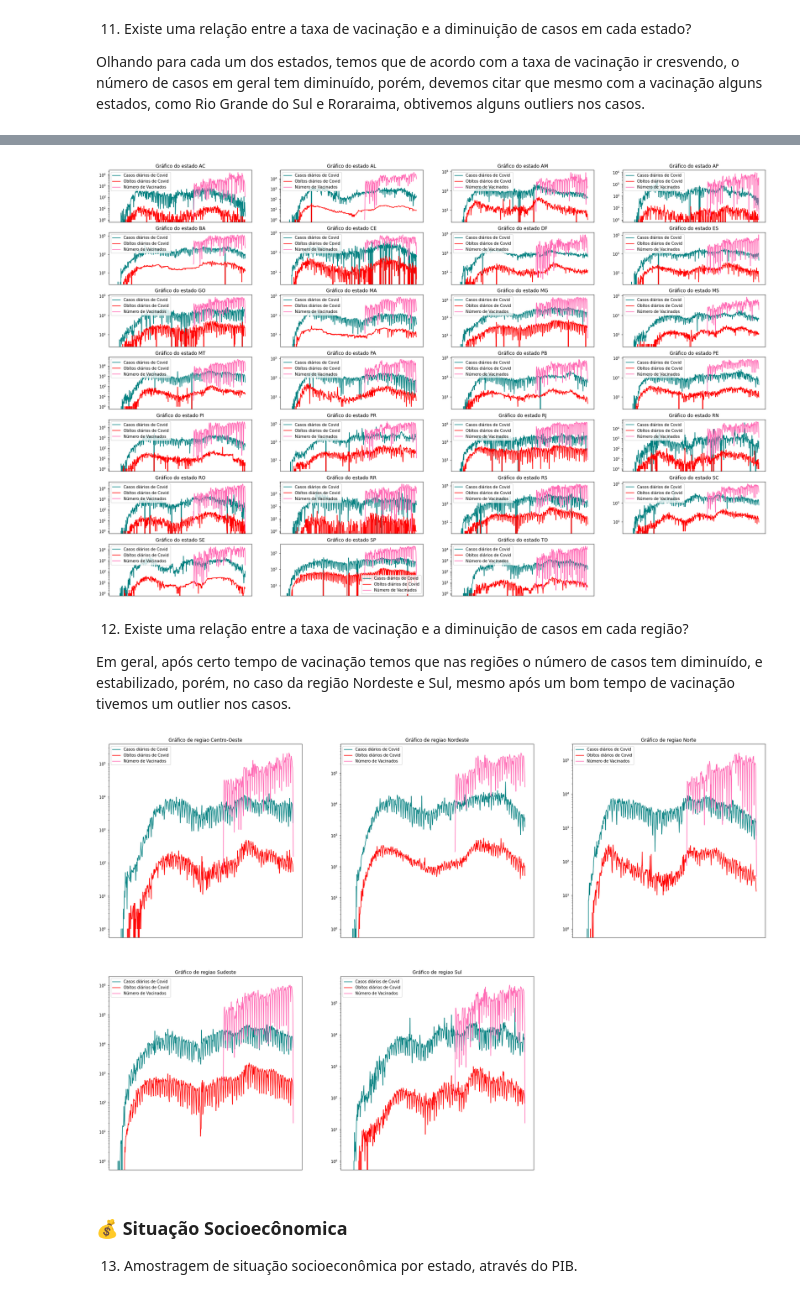
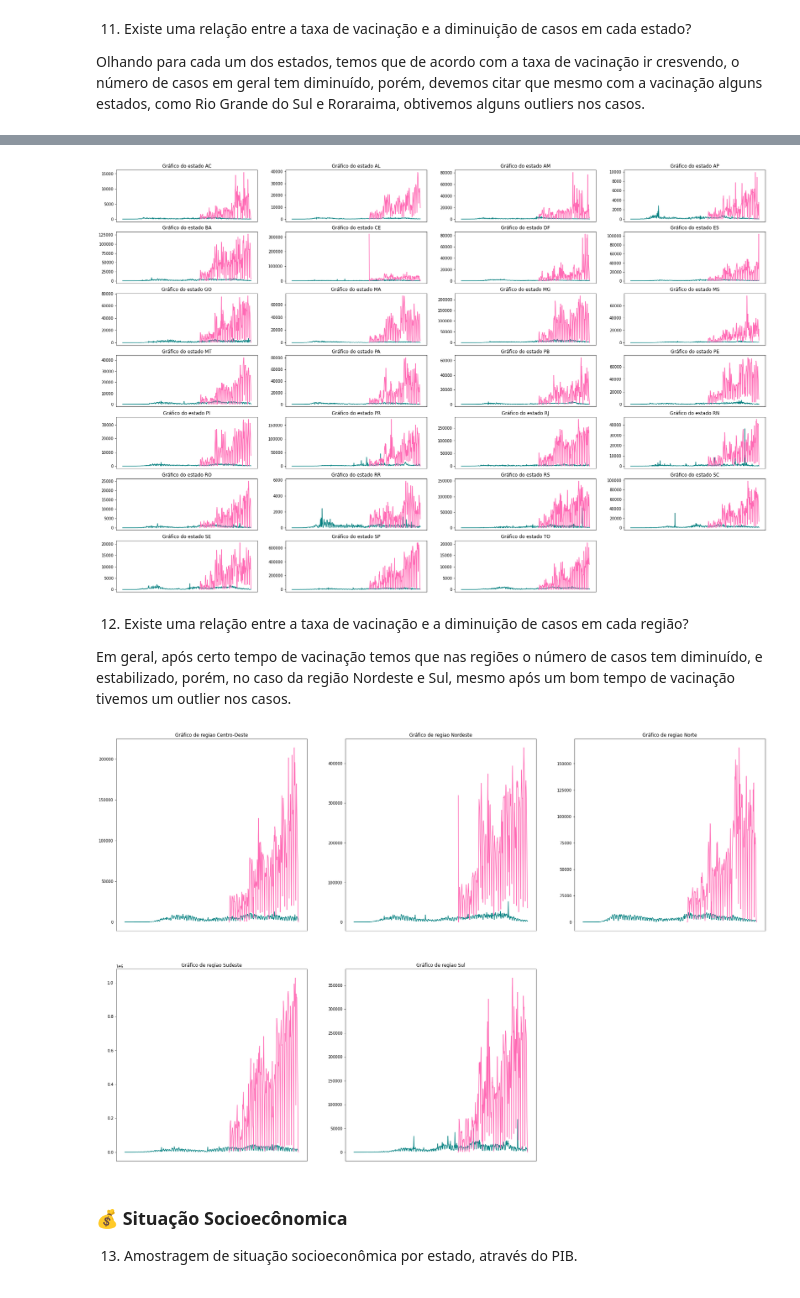
Before and after one commit to stardotwav/BrasilEmDados, a Jupyter notebook: AnaliseExtracaoConhecimento.ipynb, the cells around one changed output, grey strips where cells are left out. Drawn from its saved outputs; the diff is of its cells as text; code cells hidden in the pictures.

```diff
--- a/AnaliseExtracaoConhecimento.ipynb
+++ b/AnaliseExtracaoConhecimento.ipynb
@@ -44,6 +44,3 @@ dadosCovid = dadosCovid[dadosCovid.estado != 0]
 dadosCovid = dadosCovid[(dadosCovid.municipio.isna()) & (dadosCovid.estado.isna() == False) & (dadosCovid.populacaoTCU2019.isna() == False) & (dadosCovid.estado != 0)]
 dadosCovid = dadosCovid[dadosCovid["casosNovos"] >= 0]
 dadosCovid = dadosCovid[dadosCovid["obitosNovos"] >= 0]
-# %%
-dadosCovid['data'] = pd.to_datetime(dadosCovid['data'])
-dadosCovid['data']
@@ -64,9 +48,6 @@ Name: data, Length: 14695, dtype: datetime64[ns]
 # Remoção dos Atributos não uUilizados na Análise
 dadosTipoVacina = dadosTipoVacina.drop(columns=['Cód. IBGE'])
 dadosVacinacaoData = dadosVacinacaoData[dadosVacinacaoData["Data Vacinação"] != '-']
-
-# Remoção de alguns ruídos
-dadosVacinacaoData = dadosVacinacaoData[dadosVacinacaoData.index != 1092]
 # %% [markdown]
 ## 🟣 QUESTIONAMENTOS LEVANTADOS, E SUAS RESPOSTAS
 
@@ -262,35 +206,23 @@ dadosCovid[(dadosCovid.estado == 'AP') & (dadosCovid.casosNovos == 0)]
 # %%
 estados =  dadosVacinacaoData['UF'].unique()
 plt.rcParams['figure.figsize'] = [30, 20]
 
 for j,i in enumerate(estados):
     plt.subplot(7,4,j+1)
 
-    #fig,ax = plt.subplots(nrows= 7,ncols=4)
-
     dadosEstados = dadosVacinacaoData[dadosVacinacaoData['UF'] == i]
     dataEstados = dadosCovid[dadosCovid.estado == i]
     dataEstados["MesAno"] = pd.to_datetime(dataEstados['data'],format = '%Y/%m/%d')
 
-
-    plt.plot(dataEstados.MesAno,dataEstados.casosNovos, color='teal',label='Casos diários de Covid')
-    plt.plot(dataEstados.MesAno,dataEstados.obitosNovos, color='red',label='Obítos diários de Covid')
-
-    plt.yscale('log')
-
-
-
-    plt.plot(dadosEstados['Data Vacinação'],dadosEstados.quantidade, color='hotpink',label='Número de Vacinados')
-    plt.xticks(rotation=45)
+    plt.plot(dataEstados.MesAno,dataEstados.casosNovos, color='teal')
+    plt.plot(dadosEstados['Data Vacinação'],dadosEstados.quantidade, color='hotpink')
+    #plt.xticks(rotation=45)
     plt.title("Gráfico do estado "+str(i))
     plt.xticks([])
 
-    plt.legend()
-
-
 plt.show()
 # %% [output]
-[figure, old version]
+[figure, new version]
 # %% [markdown]
 12. Existe uma relação entre a taxa de vacinação e a diminuição de casos em cada região?
 
@@ -326,21 +258,15 @@ for j,i in enumerate(regiao):
     dataAC = agrupamentoRegiao[agrupamentoRegiao.regiao == i]
     dataAC["MesAno"] = pd.to_datetime(dataAC['data'],format = '%Y/%m/%d')
 
-    plt.plot(dataAC.MesAno,dataAC.casosNovos, color='teal',label='Casos diários de Covid')
-    plt.plot(dataAC.MesAno,dataAC.obitosNovos, color='red', label='Obítos diários de Covid')
-
-    plt.plot(dadosAC['Data Vacinação'],dadosAC.quantidade, color='hotpink',label='Número de Vacinados')
+    plt.plot(dataAC.MesAno,dataAC.casosNovos, color='teal')
+    plt.plot(dadosAC['Data Vacinação'],dadosAC.quantidade, color='hotpink')
     #plt.xticks(rotation=45)
     plt.title("Gráfico de regiao "+str(i))
     plt.xticks([])
-    plt.yscale('log')
-    plt.legend()
-
-
 
 plt.show()
 # %% [output]
-[figure, old version]
+[figure, new version]
 # %% [markdown]
 ### 💰 Situação Socioecônomica
 
```
Also changed, not shown: parts of 10 cells of this notebook, 1 other file.
